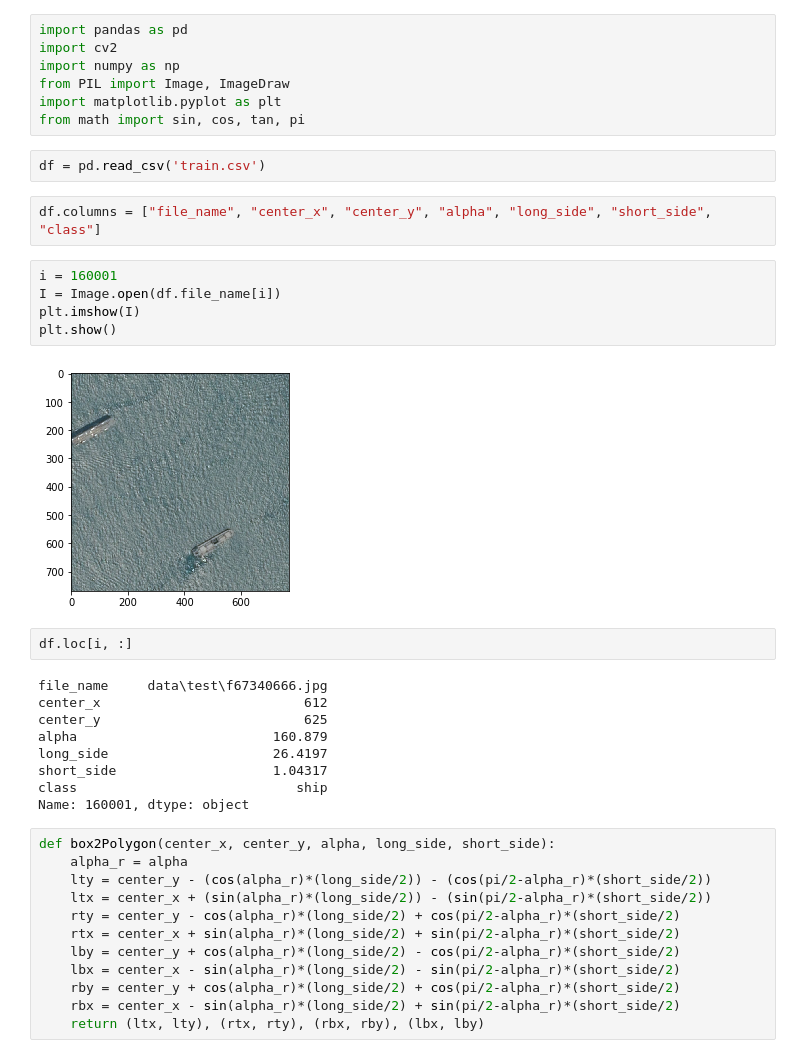
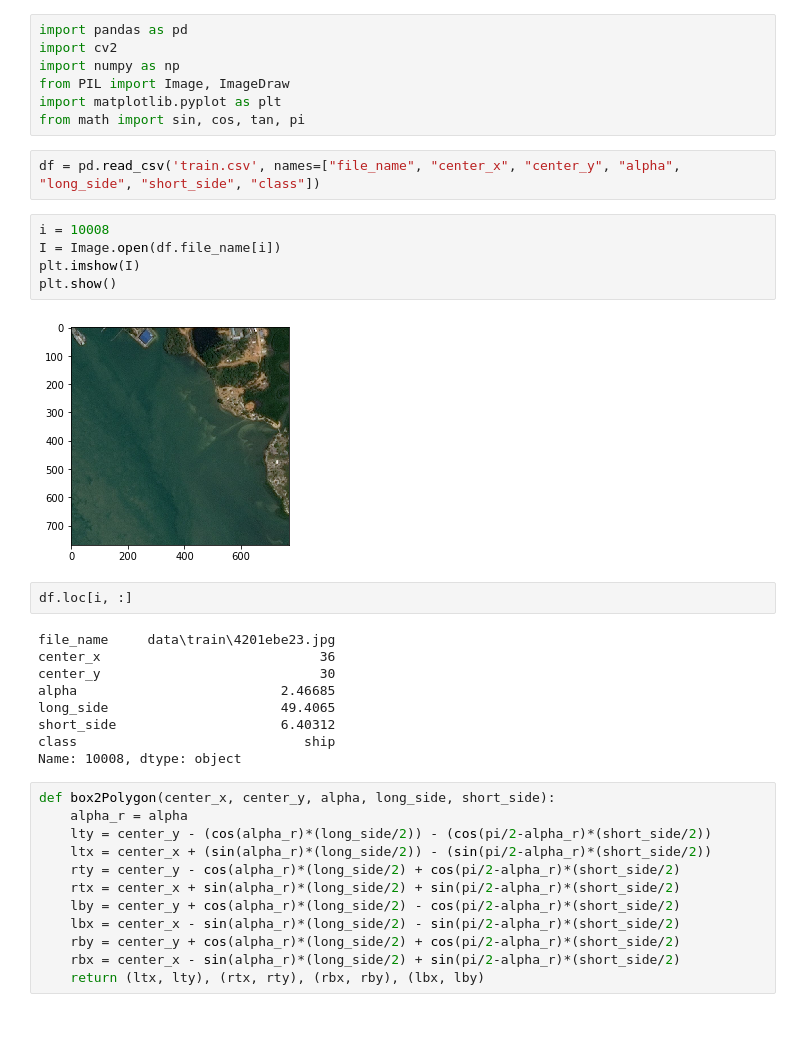
Before and after one commit to Deep-Learning-GAZ/Airbus-Ship-Detection-Challenge, a Jupyter notebook: box_visualization.ipynb, the cells around one changed output. Cells and saved outputs as stored; diff of their text form; blank space fills up the shorter version.

```diff
--- a/box_visualization.ipynb
+++ b/box_visualization.ipynb
@@ -6,27 +6,25 @@ from PIL import Image, ImageDraw
 import matplotlib.pyplot as plt
 from math import sin, cos, tan, pi
 # %%
-df = pd.read_csv('train.csv')
+df = pd.read_csv('train.csv', names=["file_name", "center_x", "center_y", "alpha", "long_side", "short_side", "class"])
-# %%
-df.columns = ["file_name", "center_x", "center_y", "alpha", "long_side", "short_side", "class"]
 # %%
-i = 160001
+i = 10008
 I = Image.open(df.file_name[i])
 plt.imshow(I)
 plt.show()
 # %% [output]
-[figure, old version]
+[figure, new version]
 # %%
 df.loc[i, :]
 # %% [output]
-file_name     data\test\f67340666.jpg
-center_x                          612
-center_y                          625
-alpha                         160.879
-long_side                     26.4197
-short_side                    1.04317
-class                            ship
-Name: 160001, dtype: object
+file_name     data\train\4201ebe23.jpg
+center_x                            36
+center_y                            30
+alpha                          2.46685
+long_side                      49.4065
+short_side                     6.40312
+class                             ship
+Name: 10008, dtype: object
 # %%
 def box2Polygon(center_x, center_y, alpha, long_side, short_side):
     alpha_r = alpha
```
Also changed, not shown: parts of 5 cells of this notebook, 3 other files.
